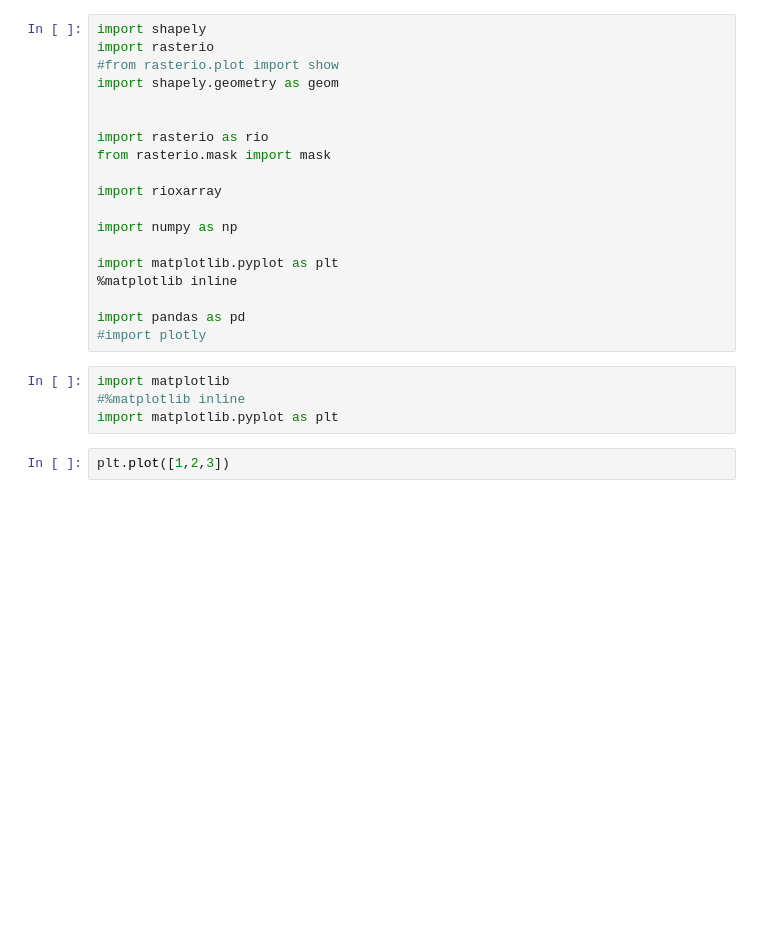
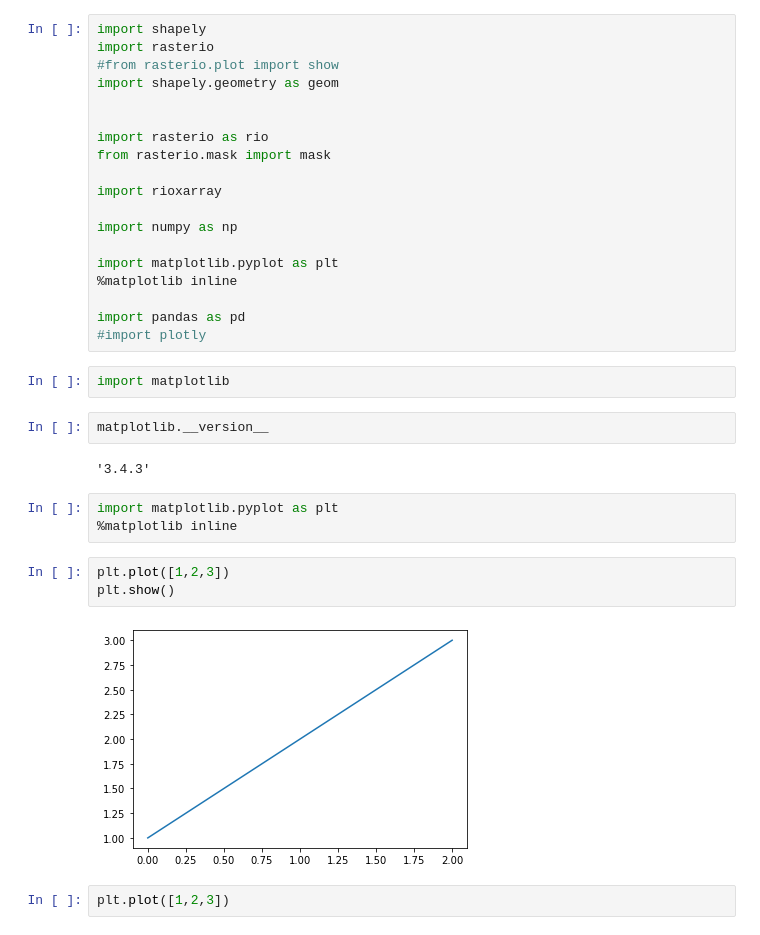
Before and after one commit to eceboran/3D_houses, a Jupyter notebook: draw_polygons.ipynb, the cells around one changed output. Drawn from its saved outputs; the diff is of its cells as text; blank space fills up the shorter version.

```diff
--- a/draw_polygons.ipynb
+++ b/draw_polygons.ipynb
@@ -19,8 +19,18 @@ import pandas as pd
 #import plotly
 # %%
 import matplotlib
-#%matplotlib inline
-import matplotlib.pyplot as plt
+# %%
+matplotlib.__version__
+# %% [output]
+'3.4.3'
+# %%
+import matplotlib.pyplot as plt
+%matplotlib inline
+# %%
+plt.plot([1,2,3])
+plt.show()
+# %% [output]
+[figure, added]
 # %%
 plt.plot([1,2,3])
 # %% [output]
```
Also changed, not shown: 5 other files.
